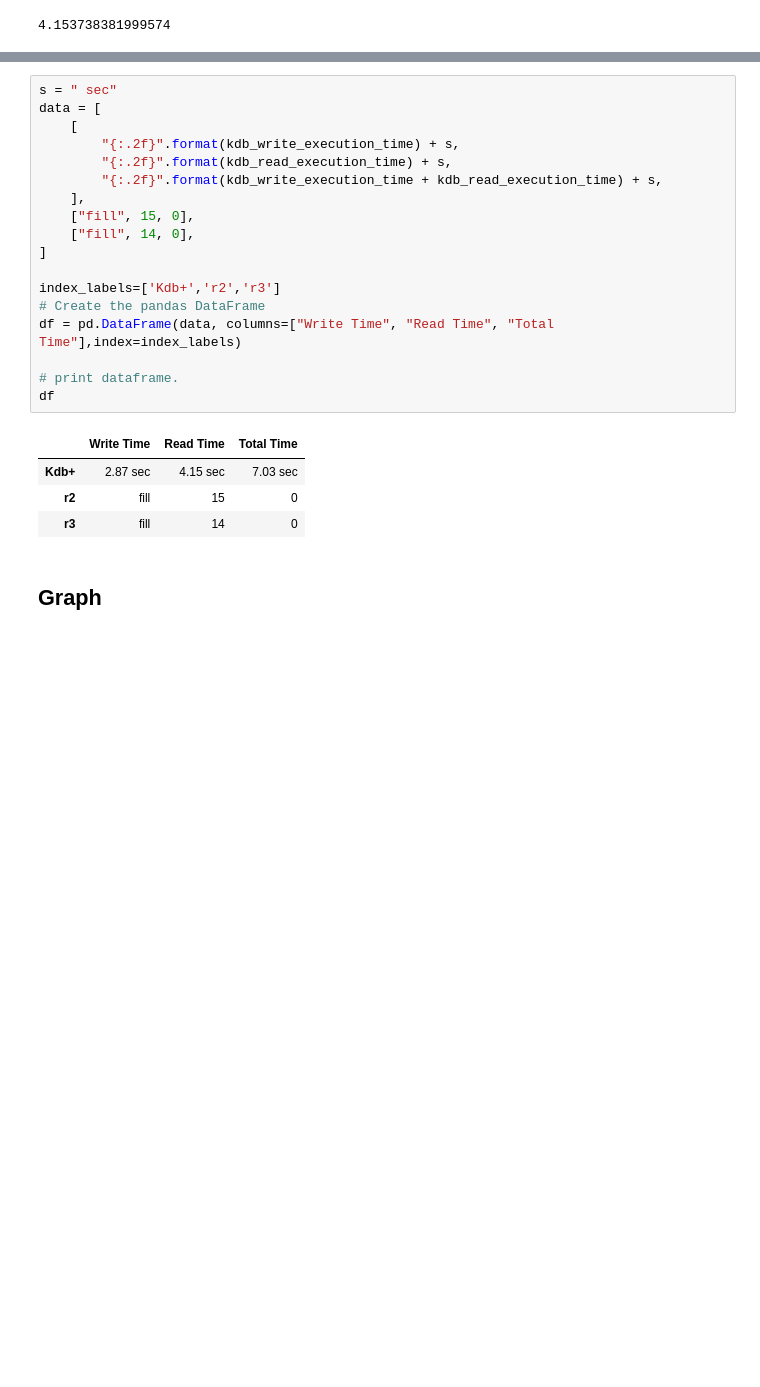
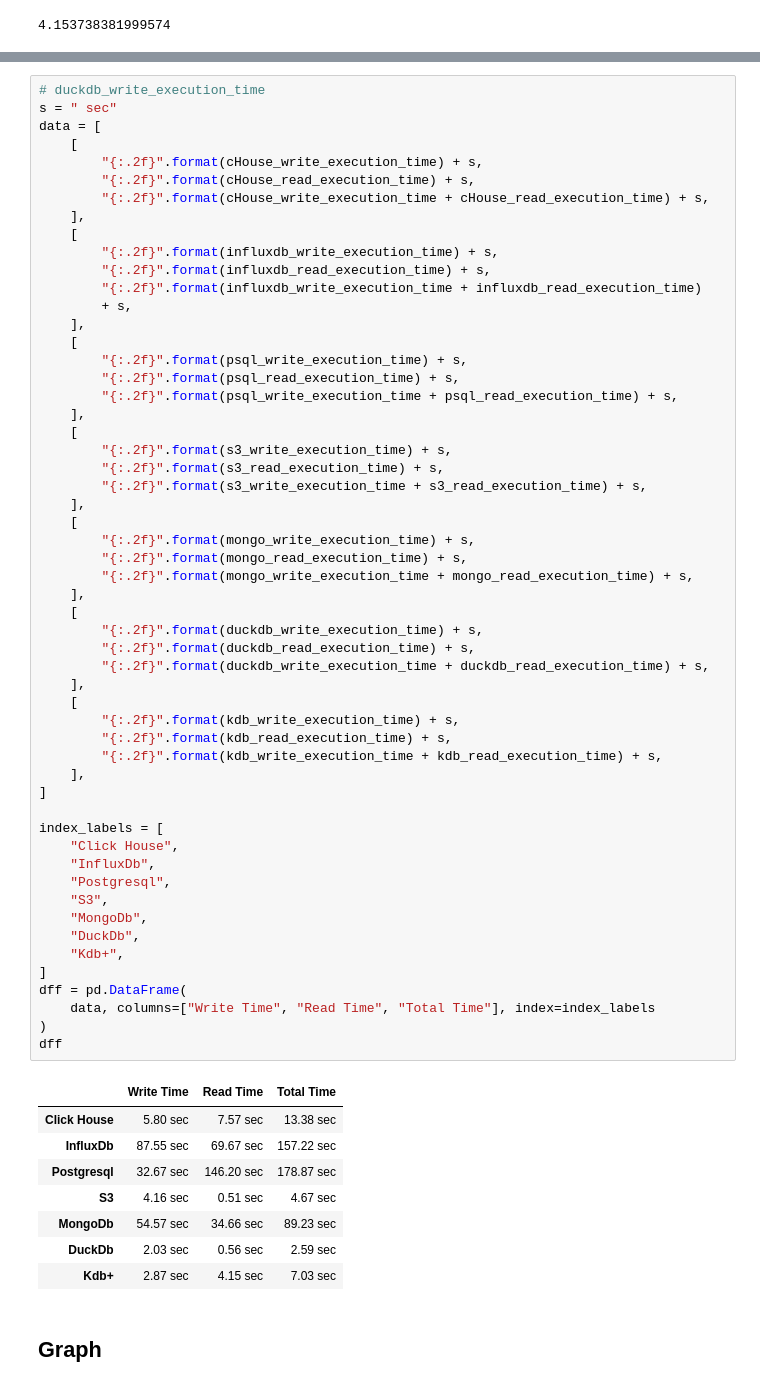
Before and after one commit to flashlan/compare-timeseries-databases, a Jupyter notebook: compareDBs.ipynb, the cells around one changed output, grey strips where cells are left out. Drawn from its saved outputs; the diff is of its cells as text; blank space fills up the shorter version.

```diff
--- a/compareDBs.ipynb
+++ b/compareDBs.ipynb
@@ -600,26 +632,67 @@ print(kdb_read_execution_time)
 # %%
+# duckdb_write_execution_time
 s = " sec"
 data = [
+    [
+        "{:.2f}".format(cHouse_write_execution_time) + s,
+        "{:.2f}".format(cHouse_read_execution_time) + s,
+        "{:.2f}".format(cHouse_write_execution_time + cHouse_read_execution_time) + s,
+    ],
+    [
+        "{:.2f}".format(influxdb_write_execution_time) + s,
+        "{:.2f}".format(influxdb_read_execution_time) + s,
+        "{:.2f}".format(influxdb_write_execution_time + influxdb_read_execution_time)
+        + s,
+    ],
+    [
+        "{:.2f}".format(psql_write_execution_time) + s,
+        "{:.2f}".format(psql_read_execution_time) + s,
+        "{:.2f}".format(psql_write_execution_time + psql_read_execution_time) + s,
+    ],
+    [
+        "{:.2f}".format(s3_write_execution_time) + s,
+        "{:.2f}".format(s3_read_execution_time) + s,
+        "{:.2f}".format(s3_write_execution_time + s3_read_execution_time) + s,
+    ],
+    [
+        "{:.2f}".format(mongo_write_execution_time) + s,
+        "{:.2f}".format(mongo_read_execution_time) + s,
+        "{:.2f}".format(mongo_write_execution_time + mongo_read_execution_time) + s,
+    ],
+    [
+        "{:.2f}".format(duckdb_write_execution_time) + s,
+        "{:.2f}".format(duckdb_read_execution_time) + s,
+        "{:.2f}".format(duckdb_write_execution_time + duckdb_read_execution_time) + s,
+    ],
     [
         "{:.2f}".format(kdb_write_execution_time) + s,
         "{:.2f}".format(kdb_read_execution_time) + s,
         "{:.2f}".format(kdb_write_execution_time + kdb_read_execution_time) + s,
     ],
-    ["fill", 15, 0],
-    ["fill", 14, 0],
 ]
 
-index_labels=['Kdb+','r2','r3']
-# Create the pandas DataFrame
-df = pd.DataFrame(data, columns=["Write Time", "Read Time", "Total Time"],index=index_labels)
-
-# print dataframe.
-df
+index_labels = [
+    "Click House",
+    "InfluxDb",
+    "Postgresql",
+    "S3",
+    "MongoDb",
+    "DuckDb",
+    "Kdb+",
+]
+dff = pd.DataFrame(
+    data, columns=["Write Time", "Read Time", "Total Time"], index=index_labels
+)
+dff
 # %% [output]
 |  | Write Time | Read Time | Total Time |
+| Click House | 5.80 sec | 7.57 sec | 13.38 sec |
+| InfluxDb | 87.55 sec | 69.67 sec | 157.22 sec |
+| Postgresql | 32.67 sec | 146.20 sec | 178.87 sec |
+| S3 | 4.16 sec | 0.51 sec | 4.67 sec |
+| MongoDb | 54.57 sec | 34.66 sec | 89.23 sec |
+| DuckDb | 2.03 sec | 0.56 sec | 2.59 sec |
 | Kdb+ | 2.87 sec | 4.15 sec | 7.03 sec |
-| r2 | fill | 15 | 0 |
-| r3 | fill | 14 | 0 |
 # %% [markdown]
 ## Graph
 # %%
```
Also changed, not shown: parts of 29 cells of this notebook.
